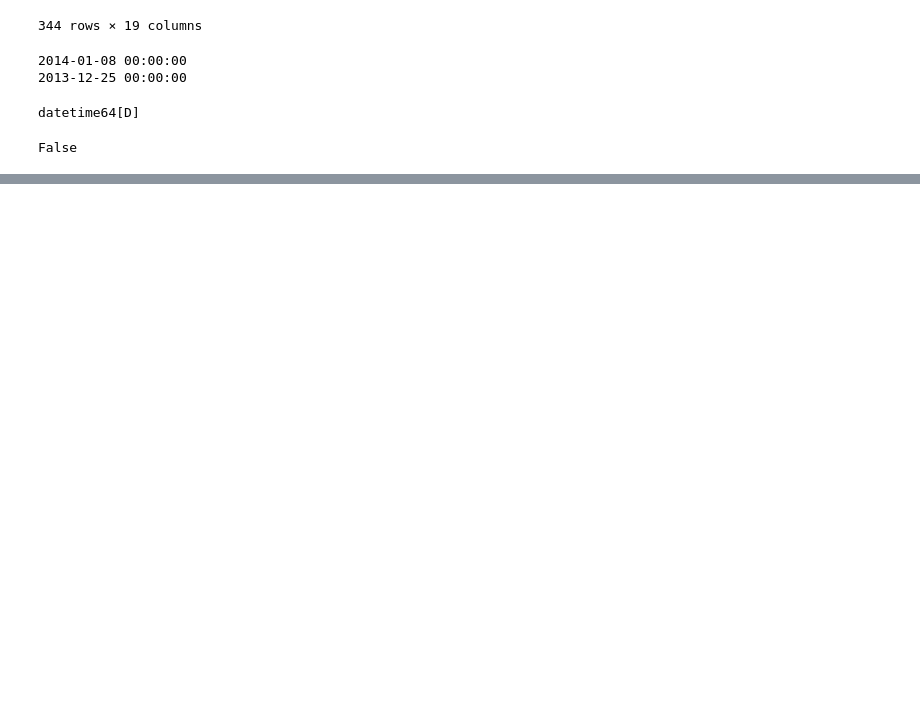
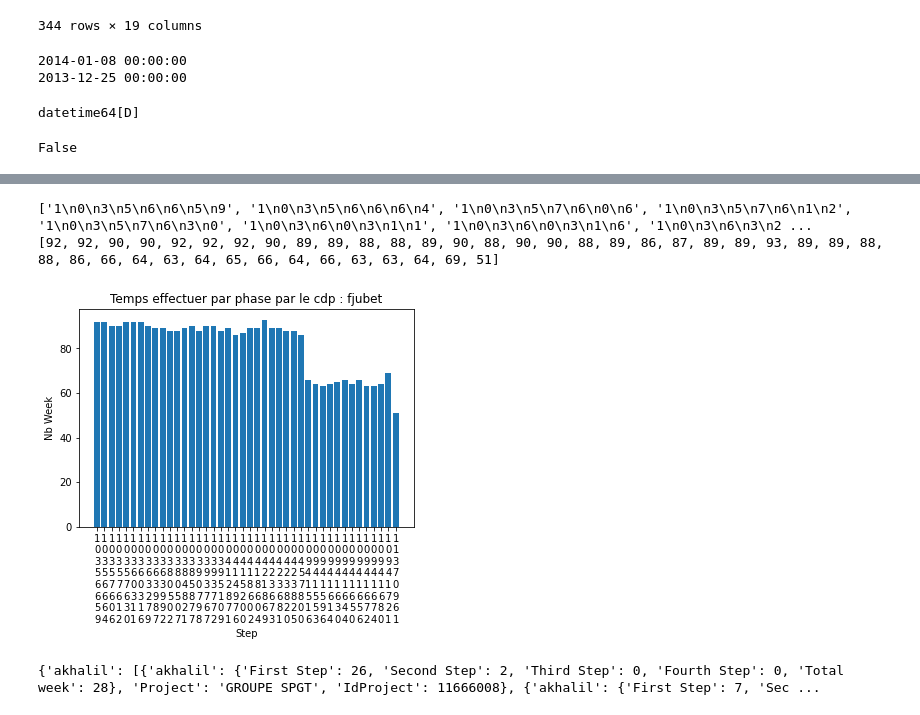
Before and after one commit to amouhite-dev/Dataviz, a Jupyter notebook: Extraction.ipynb, the cells around one changed output, grey strips where cells are left out. Drawn from its saved outputs; the diff is of its cells as text; code cells hidden in the pictures; blank space fills up the shorter version.

```diff
--- a/Extraction.ipynb
+++ b/Extraction.ipynb
@@ -208,11 +208,15 @@ True
 # %%
 # len(all_cdp)
 all_cdp = list(data_to_treat['Cdp'])
+all_project = list(data_to_treat['Client'])
+all_Idproject = list(data_to_treat['Bdsid'])
+list_action_cdp = []
+dict_all_cdp_time_do={}
 for cdp in range(len(all_cdp)):
     list_of_all_date = [list(data_to_treat['Date Debut Dplt'])[cdp], list(data_to_treat['Date Cr Lien BDSID'])[cdp],
                        list(data_to_treat['Date Installation Client'])[cdp], list(data_to_treat['Date Mise En Service'])[cdp],
                        list(data_to_treat['Date Mef'])[cdp]]
-    print(cdp, list_of_all_date)
+    #print(cdp, list_of_all_date)
     """list_of_all_date.append(nb_weekday_between_two_date(list(data_to_treat['Date Debut Dplt'])[cdp],
                                                         list(data_to_treat['Date Cr Lien BDSID'])[cdp]))
     list_of_all_date.append(nb_weekday_between_two_date(list(data_to_treat['Date Cr Lien BDSID'])[cdp],
@@ -221,9 +225,19 @@ for cdp in range(len(all_cdp)):
                                                          list(data_to_treat['Date Mise En Service'])[cdp]))
     list_of_all_date.append(nb_weekday_between_two_date(list(data_to_treat['Date Mise En Service'])[cdp],
                                                         list(data_to_treat['Date Mef'])[cdp]))"""
+    #print(all_cdp[cdp])
+    if(type(all_cdp[cdp]) != str):
+        all_cdp[cdp] = "Sans nom"
+    list_action_cdp.append(create_dict_cdp_time_do(all_cdp[cdp], all_project[cdp], all_Idproject[cdp], list_of_all_date))
 
-    dict_all_cdp_time_do = create_dict_cdp_time_do(all_cdp[cdp], list_of_all_date)
-    print(dict_all_cdp_time_do)
-    print()
-    #print("le cdp :", all_cdp[cdp], " has done in total ", calcul_total_week_do_by_cdp(all_cdp[cdp], dict_all_cdp_time_do))
+list_cdp_without_duplication = list(set(all_cdp))
+
+list_action_every_cdp = []
+for cdp in list_cdp_without_duplication :
+    for act_cdp in list_action_cdp:
+        if cdp == list(act_cdp.keys())[0]:
+            list_action_every_cdp.append(act_cdp)
+            dict_all_cdp_time_do[cdp] = list_action_every_cdp
+    list_action_every_cdp=[]
+print(dict_all_cdp_time_do)
 # %% [output]
@@ -248,0 +289,39 @@ data_to_extract['Date Installation Client']
+# %%
+def create_dataviz_in_function_project_and_total_time_of_cdp(dico_date_in_week,name_cdp):
+    list_step_to_do = []
+    xl , yl = [], []
+    list_time_to_do = dico_date_in_week[name_cdp]
+    for search in list_time_to_do:
+        xl.append('\n'.join([i for i in str(search['IdProject'])]))
+        #print(xl)
+        yl.append(search[name_cdp]['Total week'])
+
+    print(xl)
+    print(yl)
+    #list_step_to_do = list(dico_date_in_week[name_cdp].keys())[:len(list_step_to_do)-1]
+    plt.bar(xl,yl)
+    plt.xlabel("Step")
+    plt.ylabel("Nb Week")
+    plt.title(f"Temps effectuer par phase par le cdp : {name_cdp}")
+create_dataviz_in_function_project_and_total_time_of_cdp(dict_all_cdp_time_do,'fjubet')
+# %% [output]
+['1\n0\n3\n5\n6\n6\n5\n9', '1\n0\n3\n5\n6\n6\n6\n4', '1\n0\n3\n5\n7\n6\n0\n6', '1\n0\n3\n5\n7\n6\n1\n2', '1\n0\n3\n5\n7\n6\n3\n0', '1\n0\n3\n6\n0\n3\n1\n1', '1\n0\n3\n6\n0\n3\n1\n6', '1\n0\n3\n6\n3\n2 ...
+[92, 92, 90, 90, 92, 92, 92, 90, 89, 89, 88, 88, 89, 90, 88, 90, 90, 88, 89, 86, 87, 89, 89, 93, 89, 89, 88, 88, 86, 66, 64, 63, 64, 65, 66, 64, 66, 63, 63, 64, 69, 51]
+[figure, added]
+# %%
+def calculate_week_average_every_cdp(dico_date_in_week,name_cdp):
+    moy, somme = 0, 0
+    list_time_to_do = dico_date_in_week[name_cdp]
+    if(type(list_time_to_do[-1]) != int):
+        for search in list_time_to_do:
+            somme = somme + search[name_cdp]['Total week']
+        moy = int(int(somme) / int(len(list_time_to_do)))
+        dico_date_in_week[name_cdp].append(moy)
+        return moy
+    else:
+        return list_time_to_do[-1]
+for key, value in dict_all_cdp_time_do.items():
+    calculate_week_average_every_cdp(dict_all_cdp_time_do,key)
+print(dict_all_cdp_time_do)
+# %% [output]
+{'akhalil': [{'akhalil': {'First Step': 26, 'Second Step': 2, 'Third Step': 0, 'Fourth Step': 0, 'Total week': 28}, 'Project': 'GROUPE SPGT', 'IdProject': 11666008}, {'akhalil': {'First Step': 7, 'Sec ...
```
Also changed, not shown: parts of 12 cells of this notebook.
